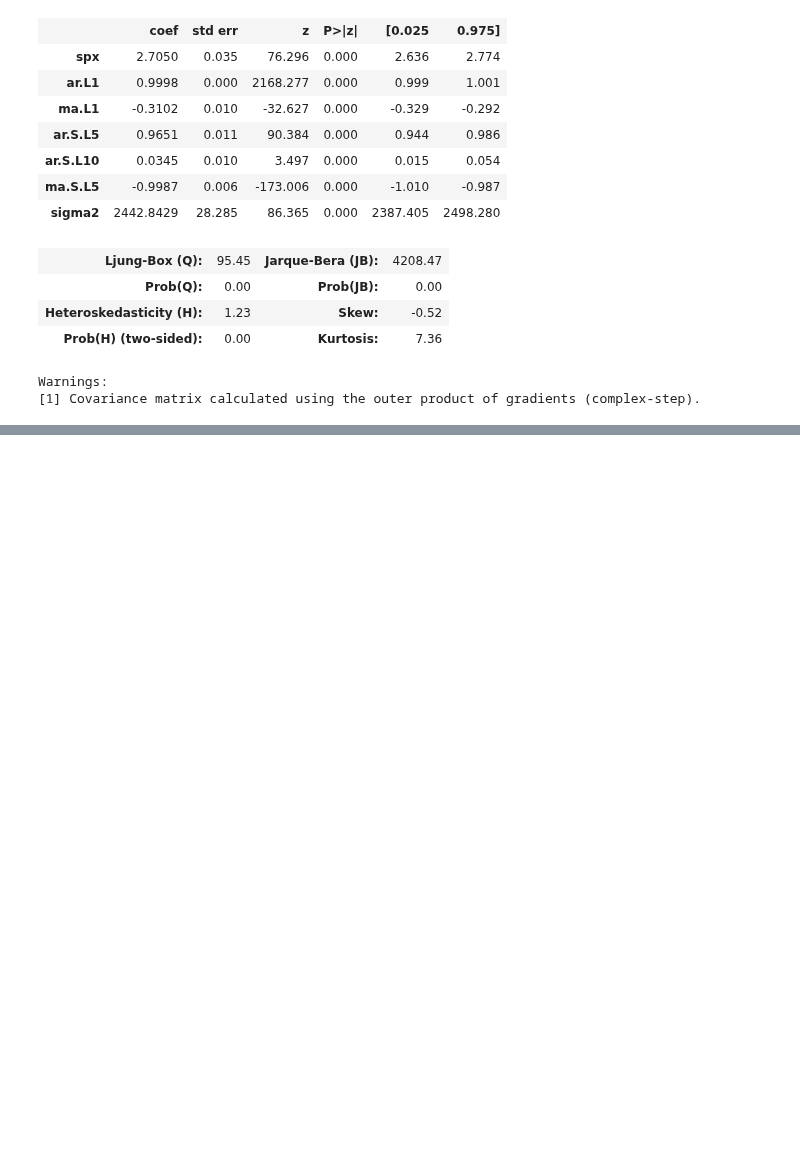
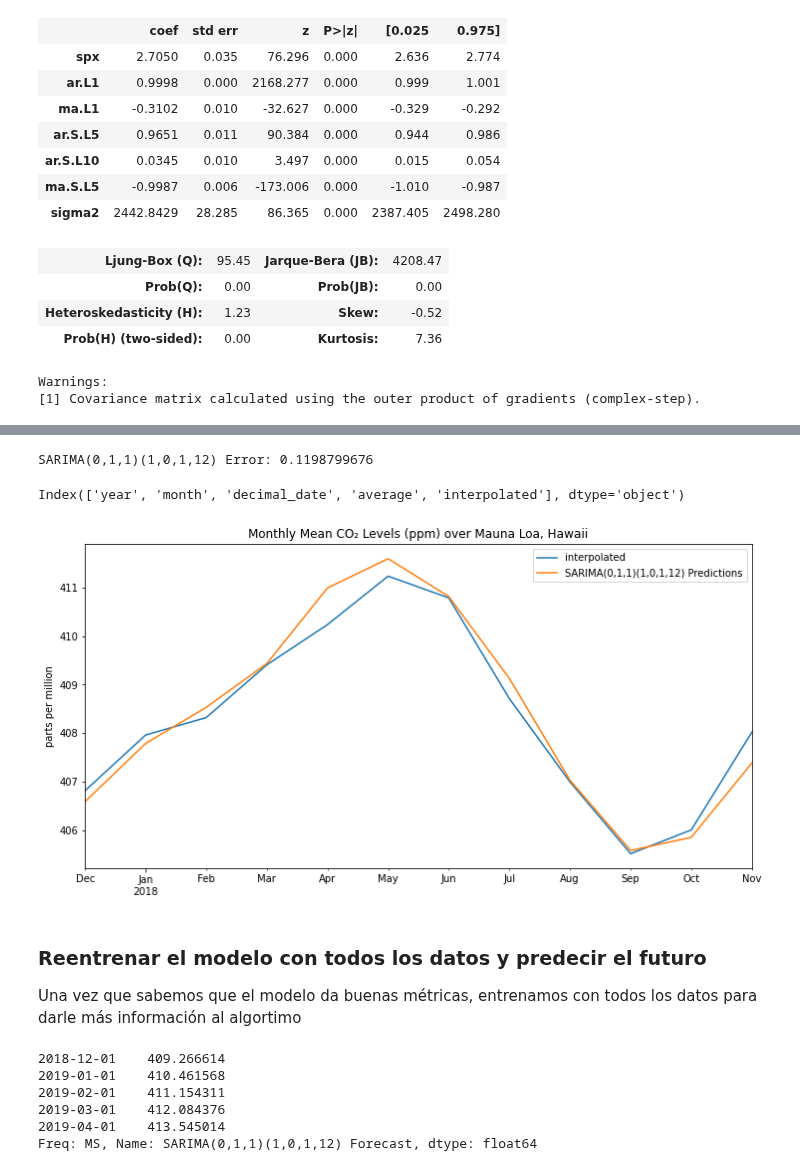
Before and after one commit to virf96/Proyectos, a Jupyter notebook: Considereaciones_SARIMAX.ipynb, the cells around one changed output, grey strips where cells are left out. Cells and saved outputs as stored; diff of their text form; code cells hidden in the pictures; blank space fills up the shorter version.

```diff
--- a/Considereaciones_SARIMAX.ipynb
+++ b/Considereaciones_SARIMAX.ipynb
@@ -411,0 +504,4 @@ Warnings:
+# %%
+# Prueba
+train = df.iloc[:717]
+test = df.iloc[717:]
@@ -411,0 +510,10 @@ Warnings:
+# %%
+#Para parte estacionaria consideramos lo siguiente:
+#No tenemos ordene autorregresivo
+#Consideremos un componente integración a la serie
+#Consideramos un componente de medias móviles
+#PARALA PARTE NO ESTACIONARIA:
+#Consideramos el mes 12 de un solo periodo con un componente de medias móviles
+model = SARIMAX(train['interpolated'],order=(0,1,1),seasonal_order=(1,0,1,12))
+results = model.fit()
+results.summary()
@@ -411,0 +540,5 @@ Warnings:
+# %%
+# Obtenemos las predicciones del modelo
+start=len(train)
+end=len(train)+len(test)-1
+predictions = results.predict(start=start, end=end).rename('SARIMA(0,1,1)(1,0,1,12) Predictions')
@@ -411,0 +562,33 @@ Warnings:
+# %%
+#El modelo tiene el siguiente error bajo el error cuadratico medio
+#Como podemos ver, el error cuadrativo medio es aceptable
+from sklearn.metrics import mean_squared_error
+
+labels = ['SARIMA(0,1,1)(1,0,1,12)']
+preds = [predictions]  # these are variables, not strings!
+
+for i in range(1):
+    error = mean_squared_error(test['interpolated'], preds[i])
+    print(f'{labels[i]} Error: {error:11.10}')
+# %% [output]
+SARIMA(0,1,1)(1,0,1,12) Error: 0.1198799676
+# %%
+df.columns
+# %% [output]
+Index(['year', 'month', 'decimal_date', 'average', 'interpolated'], dtype='object')
+# %%
+# Veamos como se ve la predicción contra los datos reales
+title ='Monthly Mean CO₂ Levels (ppm) over Mauna Loa, Hawaii'
+ylabel='parts per million'
+xlabel=''
+
+ax = test['interpolated'].plot(legend=True,figsize=(12,6),title=title)
+predictions.plot(legend=True)
+ax.autoscale(axis='x',tight=True)
+ax.set(xlabel=xlabel, ylabel=ylabel);
+# %% [output]
+[figure, added]
+# %% [markdown]
+### Reentrenar el modelo con todos los datos y predecir el futuro
+
+Una vez que sabemos que el modelo da buenas métricas, entrenamos con todos los datos para darle más información al algortimo
@@ -411,0 +599,9 @@ Warnings:
+# %%
+fcast.head()
+# %% [output]
+2018-12-01    409.266614
+2019-01-01    410.461568
+2019-02-01    411.154311
+2019-03-01    412.084376
+2019-04-01    413.545014
+Freq: MS, Name: SARIMA(0,1,1)(1,0,1,12) Forecast, dtype: float64
```
Also changed, not shown: parts of 20 cells of this notebook.
